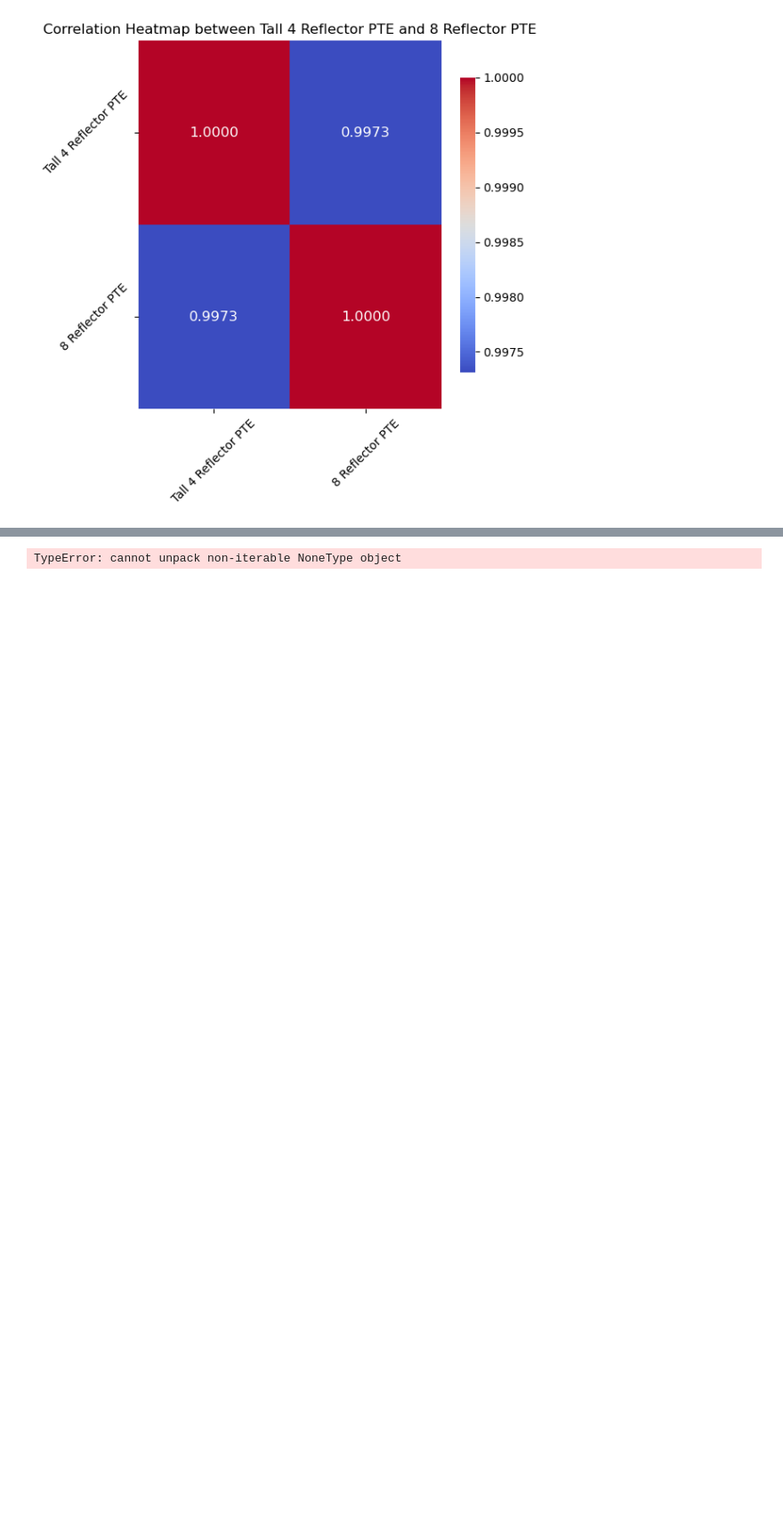
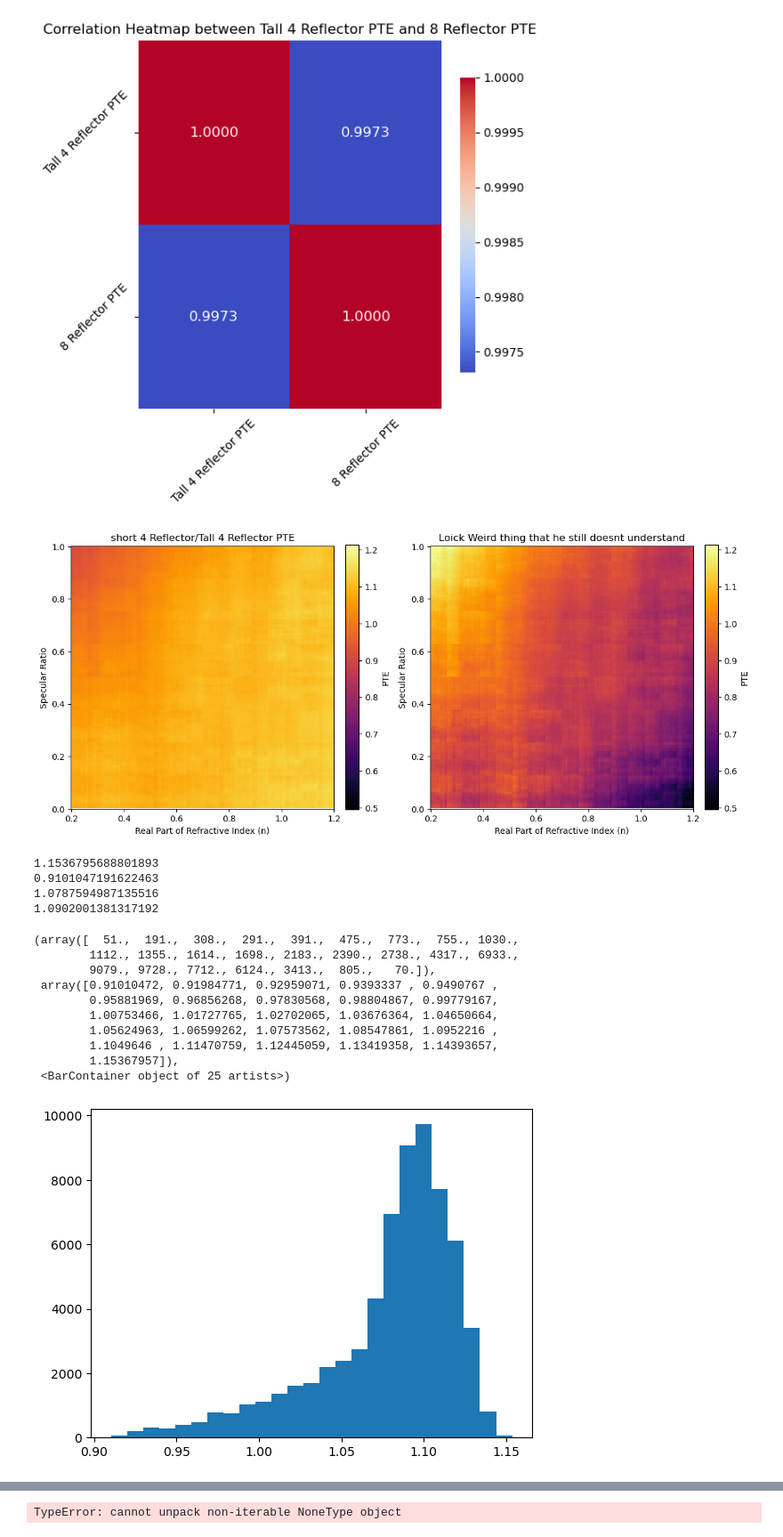
Before and after one commit to Pocar-Lab/Chroma-Scripts, a Jupyter notebook: analysis/SubtractingRunsPart2/plots.ipynb, the cells around one changed output, grey strips where cells are left out. Shown at 89% size. Saved outputs shown, nothing was run; the diff lists cells and outputs as text; code cells hidden in the pictures; blank space fills up the shorter version.

```diff
--- a/analysis/SubtractingRunsPart2/plots.ipynb
+++ b/analysis/SubtractingRunsPart2/plots.ipynb
@@ -89,6 +91,9 @@ plot_correlation(tall_4_sweep, short_8_sweep, 'Tall 4 Reflector PTE', '8 Reflect
 # %%
 pte_short_no_reflector = 0.0013598
 pte_tall_no_reflector = 0.001268
+
+pte_short_to_tall = short_4_sweep/tall_4_sweep
+adjusted_tall_to_short = (tall_4_sweep - pte_tall_no_reflector)/(short_4_sweep - pte_short_no_reflector)
 
 short_4_ratio = short_4_sweep/pte_short_no_reflector
 short_8_ratio = short_8_sweep/pte_short_no_reflector
@@ -97,6 +102,32 @@ tall_4_ratio = tall_4_sweep/pte_tall_no_reflector
 short_8_subtracted_ratio = short_8_ratio - short_4_ratio
 short_4_subtracted_ratio = short_4_ratio - 1
 tall_4_subtracted_ratio = tall_4_ratio - 1
+# %%
+create_side_by_side_plots(pte_short_to_tall, adjusted_tall_to_short, 'inferno', 'PTE', 'short 4 Reflector/Tall 4 Reflector PTE', 'Loick Weird thing that he still doesnt understand')
+print(np.max(pte_short_to_tall))
+print(np.min(pte_short_to_tall))
+print(np.mean(pte_short_to_tall))
+print(np.median(pte_short_to_tall))
+
+
+plt.hist(pte_short_to_tall.flatten(), bins = 25)
+# %% [output]
+[figure, added]
+1.1536795688801893
+0.9101047191622463
+1.0787594987135516
+1.0902001381317192
+(array([  51.,  191.,  308.,  291.,  391.,  475.,  773.,  755., 1030.,
+        1112., 1355., 1614., 1698., 2183., 2390., 2738., 4317., 6933.,
+        9079., 9728., 7712., 6124., 3413.,  805.,   70.]),
+ array([0.91010472, 0.91984771, 0.92959071, 0.9393337 , 0.9490767 ,
+        0.95881969, 0.96856268, 0.97830568, 0.98804867, 0.99779167,
+        1.00753466, 1.01727765, 1.02702065, 1.03676364, 1.04650664,
+        1.05624963, 1.06599262, 1.07573562, 1.08547861, 1.0952216 ,
+        1.1049646 , 1.11470759, 1.12445059, 1.13419358, 1.14393657,
+        1.15367957]),
+ <BarContainer object of 25 artists>)
+[figure, added]
 # %%
 create_side_by_side_plots(tall_4_subtracted_ratio, short_8_subtracted_ratio, 'inferno', 'PTE', 'Tall 4 Reflector  Subtracted PTE', '8 Reflector Subtracted PTE')
 # %% [output]
```
Also changed, not shown: parts of 6 cells of this notebook, 46 other files.
